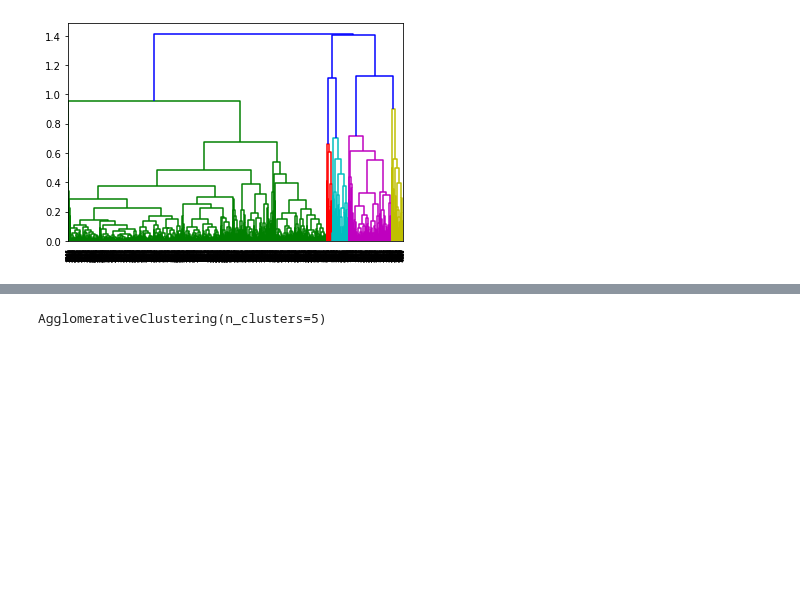
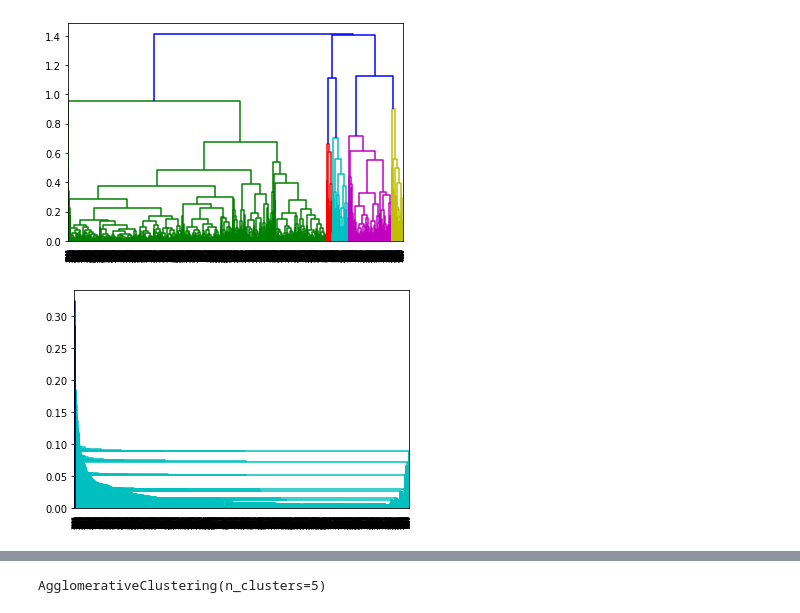
Before and after one commit to Manu-Gr/Heirarchical-Clustering---Assignment---Airlines-Dataset, a Jupyter notebook: Hierarchical_Clustering_Assignment_Airlines.ipynb, the cells around one changed output, grey strips where cells are left out. Saved outputs shown, nothing was run; the diff lists cells and outputs as text; code cells hidden in the pictures; blank space fills up the shorter version.

```diff
--- a/Hierarchical_Clustering_Assignment_Airlines.ipynb
+++ b/Hierarchical_Clustering_Assignment_Airlines.ipynb
@@ -92,3 +92,8 @@ air2_norm
 dendrogram = sch.dendrogram(sch.linkage(air2_norm, method='complete'))
 # %% [output]
 [figure]
+# %%
+# create dendrogram
+dendrogram2 = sch.dendrogram(sch.linkage(air2_norm, method='single'))
+# %% [output]
+[figure, added]
```
Also changed, not shown: parts of 1 cell of this notebook.
